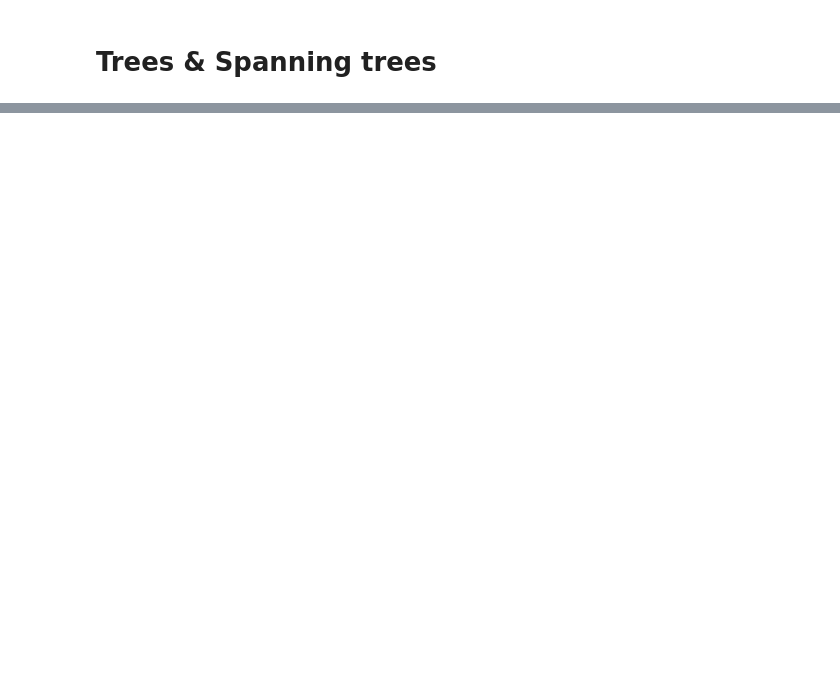
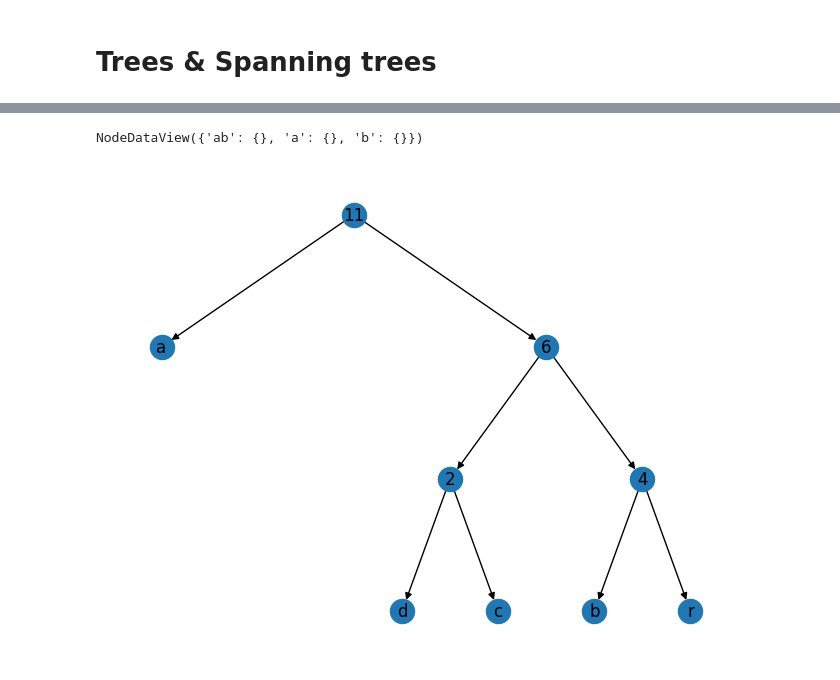
Before and after one commit to JanPastorek/1-AIN-413-22-Graphs, a Jupyter notebook: tutorials/Tutorial4.ipynb, the cells around one changed output, grey strips where cells are left out. Drawn from its saved outputs; the diff is of its cells as text; code cells hidden in the pictures; blank space fills up the shorter version.

```diff
--- a/tutorials/Tutorial4.ipynb
+++ b/tutorials/Tutorial4.ipynb
@@ -33,0 +69,56 @@ False
+# %%
+class BinTree(nx.DiGraph):
+    def __init__(self, value=None, left=None, right=None):
+        super().__init__()
+
+        # Every node in the tree will have a unique ID
+        self.root = self.add_node(value)
+
+        if left:
+            self.root_left = self.add_node(left.root)
+            self.add_edge(self.root, self.root_left)
+
+            # Add nodes and edges from the left subtree
+            self.add_nodes_from(left.nodes(data=True))
+            self.add_edges_from(left.edges())
+
+        if right:
+            self.root_right = self.add_node(right.root)
+            self.add_edge(self.root, self.root_right)
+
+            # Add nodes and edges from the right subtree
+            self.add_nodes_from(right.nodes(data=True))
+            self.add_edges_from(right.edges())
+
+    def add_node(self, value):
+        """Override the add_node method to use id_counter for unique IDs."""
+        super().add_node(value)
+        return value
+
+
+# Test the BinTree class
+t1 = BinTree('a')
+t2 = BinTree('b')
+t = BinTree('ab', t1, t2)
+t.nodes(data=True)  # Display nodes with their attributes
+# %% [output]
+NodeDataView({'ab': {}, 'a': {}, 'b': {}})
+# %%
+def huffman(ret):
+    # frequency table of characters
+    ft = {}
+    for c in ret:
+        ft[c] = ft.get(c, 0) + 1
+
+    # coding
+    q = PriorityQueue()
+    for c in set(ret):
+        t = BinTree(c)
+        q.add(ft[c], t)
+    while len(q) > 1:
+        f1, t1 = q.remove_min()
+        f2, t2 = q.remove_min()
+        t = BinTree(f1+f2, t1, t2)
+        q.add(f1+f2, t)
+    f, t = q.remove_min()
+    return t
@@ -33,0 +193,7 @@ False
+# %%
+T_huffman = huffman('abracadabra')
+pos = hierarchy_pos(T_huffman, T_huffman.root)
+nx.draw(T_huffman, with_labels=True, pos=pos)
+# tree layout
+# %% [output]
+[figure, added]
```
Also changed, not shown: parts of 4 cells of this notebook, 1 other file.
